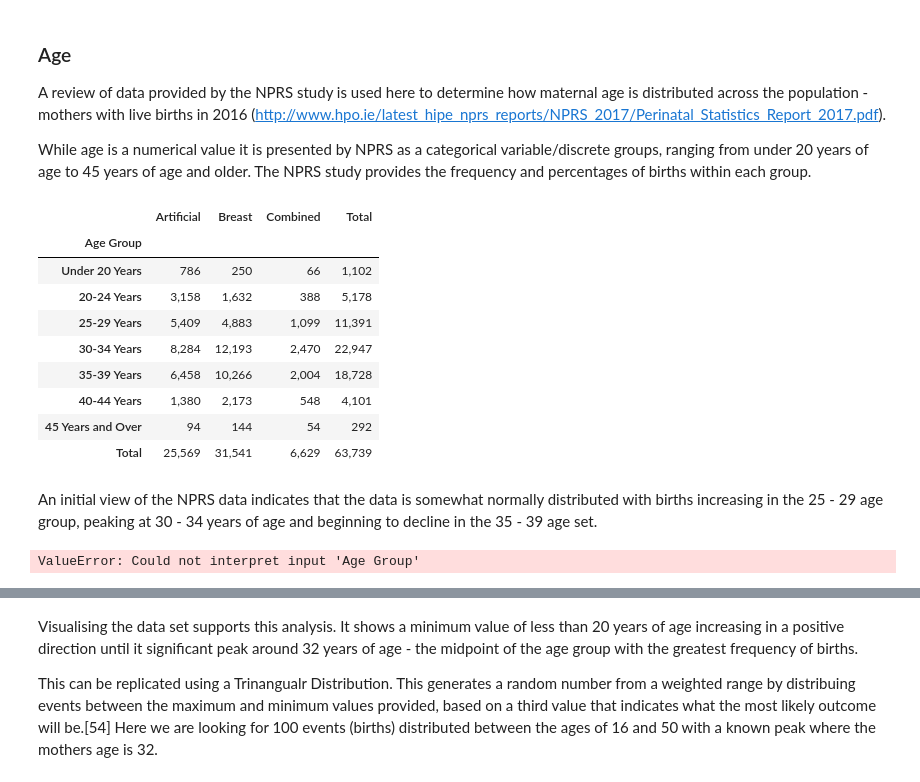
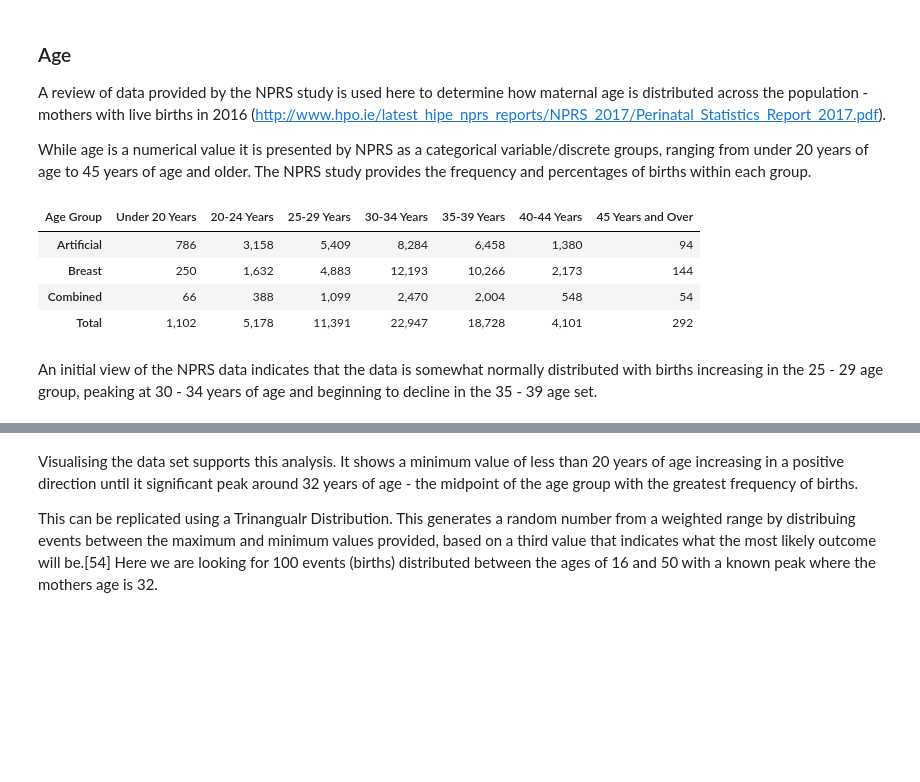
Before and after one commit to SharonNicG/52465-Project, a Jupyter notebook: Simulated Phenomenon.ipynb, the cells around one changed output, grey strips where cells are left out. Drawn from its saved outputs; the diff is of its cells as text; code cells hidden in the pictures; blank space fills up the shorter version.

Commit message:
Uploaded data files and coded plots

```diff
--- a/Simulated Phenomenon.ipynb
+++ b/Simulated Phenomenon.ipynb
@@ -27,36 +27,20 @@ A review of data provided by the NPRS study is used here to determine how matern
 While age is a numerical value it is presented by NPRS as a categorical variable/discrete groups, ranging from under 20 years of age to 45 years of age and older. The NPRS study provides the frequency and percentages of births within each group.
 # %%
 # Downloaded NPRS_Age.csv from CITE
-age = pd.read_csv("Data/Age_and_Feeding_Type.csv", index_col=0, skiprows=1)
+age = pd.read_csv("Data/Age_and_Feeding_Type.csv", skiprows=1, index_col='Age Group')
 
-# Drop unused columns
-# https://stackoverflow.com/questions/43983622/remove-unnamed-columns-in-pandas-dataframe
-age = age.loc[:, ~age.columns.str.contains('^Unnamed')]
+# Other source: https://stackoverflow.com/questions/43983622/remove-unnamed-columns-in-pandas-dataframe
+
+# https://www.w3resource.com/pandas/dataframe/dataframe-t.php
+age = age.T
+age = age.iloc[0:4, 0:7]
 
 age
 # %% [output]
-|  | Artificial | Breast | Combined | Total |
-| Age Group |  |  |  |  |
-| Under 20 Years | 786 | 250 | 66 | 1,102 |
-| 20-24 Years | 3,158 | 1,632 | 388 | 5,178 |
-| 25-29 Years | 5,409 | 4,883 | 1,099 | 11,391 |
-| 30-34 Years | 8,284 | 12,193 | 2,470 | 22,947 |
-| 35-39 Years | 6,458 | 10,266 | 2,004 | 18,728 |
-| 40-44 Years | 1,380 | 2,173 | 548 | 4,101 |
-| 45 Years and Over | 94 | 144 | 54 | 292 |
-| Total | 25,569 | 31,541 | 6,629 | 63,739 |
+| Age Group | Under 20 Years | 20-24 Years | 25-29 Years | 30-34 Years | 35-39 Years | 40-44 Years | 45 Years and Over |
+| Artificial | 786 | 3,158 | 5,409 | 8,284 | 6,458 | 1,380 | 94 |
+| Breast | 250 | 1,632 | 4,883 | 12,193 | 10,266 | 2,173 | 144 |
+| Combined | 66 | 388 | 1,099 | 2,470 | 2,004 | 548 | 54 |
+| Total | 1,102 | 5,178 | 11,391 | 22,947 | 18,728 | 4,101 | 292 |
 # %% [markdown]
 An initial view of the NPRS data indicates that the data is somewhat normally distributed with births increasing in the 25 - 29 age group, peaking at 30 - 34 years of age and beginning to decline in the 35 - 39 age set.
-# %%
-# drop last n rows
-# https://stackoverflow.com/questions/26921651/how-to-delete-the-last-row-of-data-of-a-pandas-dataframe
-age = age[:-1]
-
-# Plot
-sns.catplot(x="Age Group", y="Total", data = age)
-
-plt.xlabel('Age Group')
-plt.ylabel('Total Births')
-plt.grid()
-# %% [output]
-ValueError: Could not interpret input 'Age Group'
```
Also changed, not shown: parts of 8 cells of this notebook, 3 other files.
